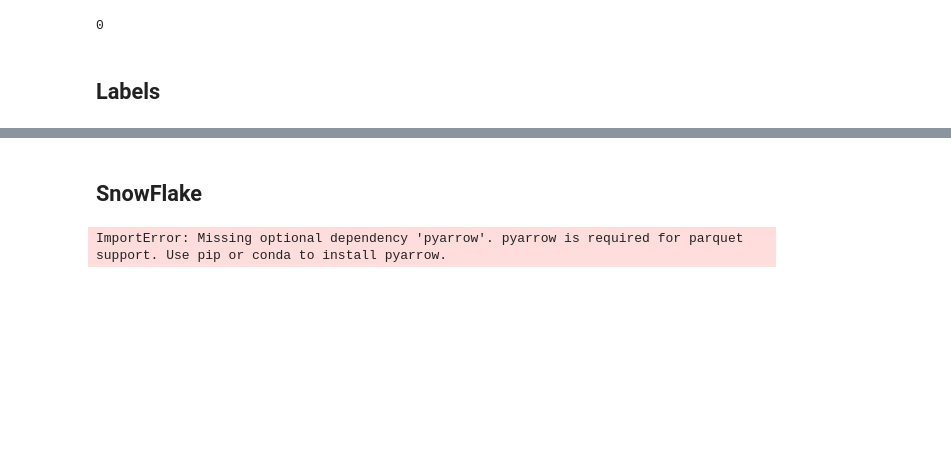
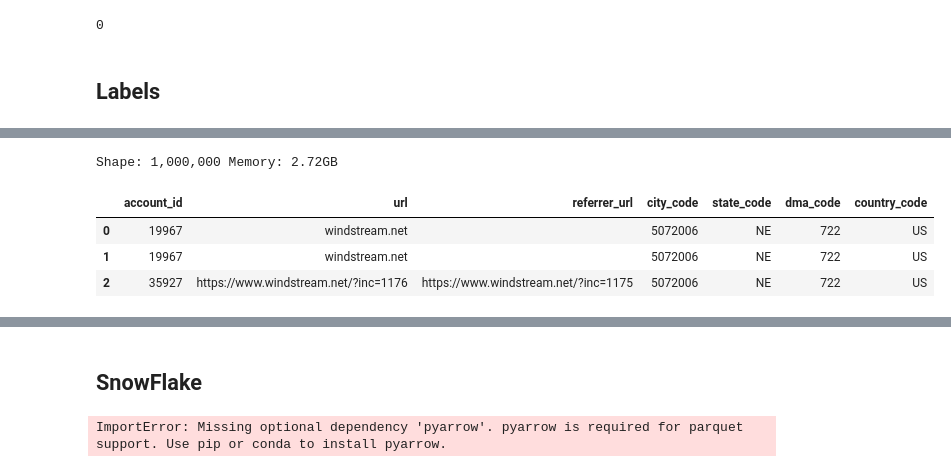
Before and after one commit to cipher982/GNN-playground, a Jupyter notebook: gnn_v4.ipynb, the cells around one changed output, grey strips where cells are left out. Cells and saved outputs as stored; diff of their text form; code cells hidden in the pictures; blank space fills up the shorter version.

```diff
--- a/gnn_v4.ipynb
+++ b/gnn_v4.ipynb
@@ -304,0 +373,23 @@ print(count)
+# %%
+import pandas as pd
+
+file_path = f"s3://drose-sandbox/sizmek_zync_1m"
+df = pd.read_parquet(file_path)
+print(f"Shape: {df.shape[0]:,} Memory: {df.memory_usage(deep=True).sum()/1e9:.2f}GB")
+# %% [output]
+Shape: 1,000,000 Memory: 2.72GB
+# %%
+sizmek_cols = ["account_id", "url", "referrer_url", "city_code",
+               "state_code", "dma_code", "country_code"]
+zync_cols = ["session_id", "referrer", "client", "user_agent_platform",
+             "user_agent_language", "user_agent_browser"]
+# %%
+sizmek_df = df[sizmek_cols]
+zync_df = df[zync_cols]
+# %%
+sizmek_df.head(3)
+# %% [output]
+|  | account_id | url | referrer_url | city_code | state_code | dma_code | country_code |
+| 0 | 19967 | windstream.net |  | 5072006 | NE | 722 | US |
+| 1 | 19967 | windstream.net |  | 5072006 | NE | 722 | US |
+| 2 | 35927 | https://www.windstream.net/?inc=1176 | https://www.windstream.net/?inc=1175 | 5072006 | NE | 722 | US |
```
Also changed, not shown: parts of 12 cells of this notebook.
